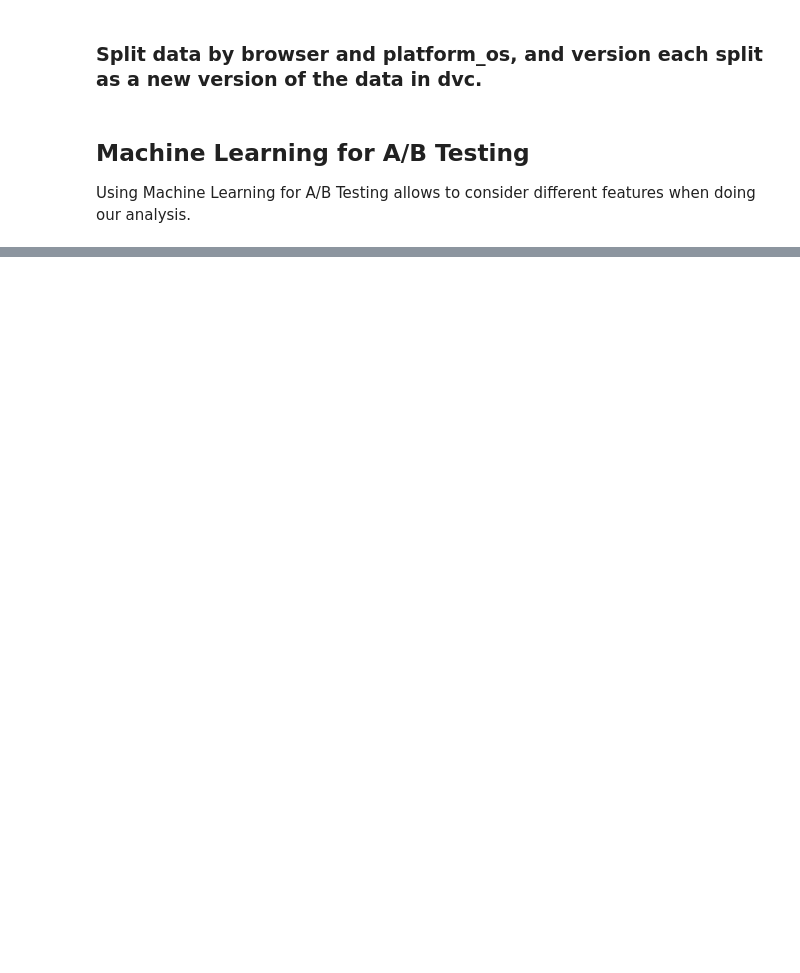
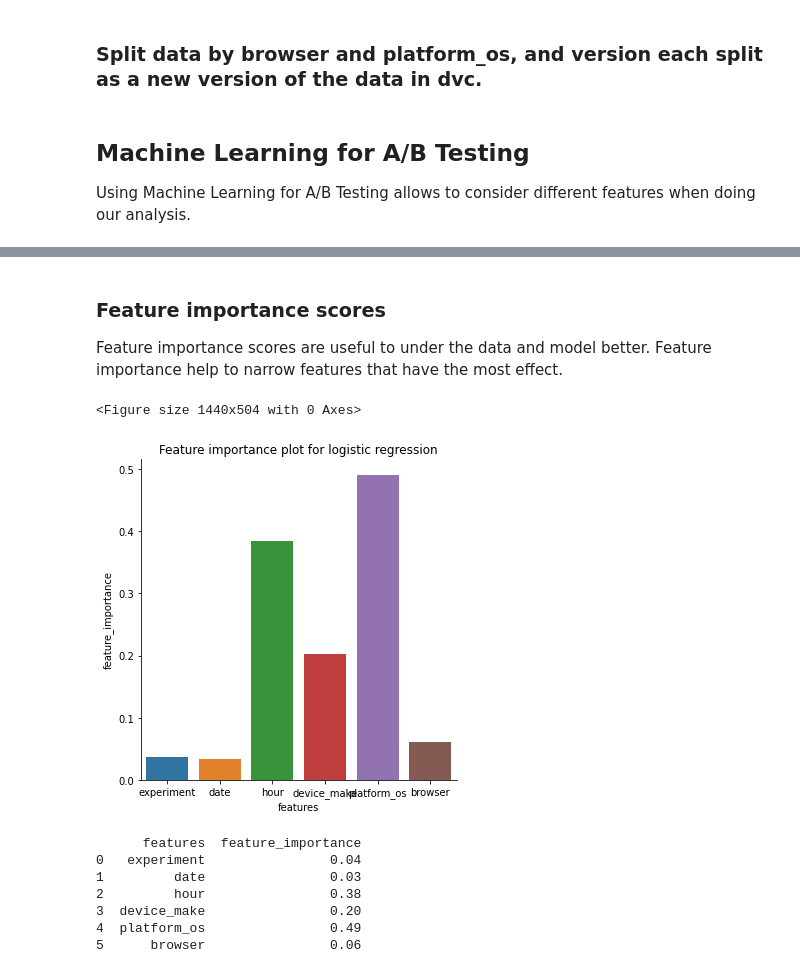
Before and after one commit to DiboraHaile/Testing-A-B, a Jupyter notebook: notebooks/ml_A-B_testing.ipynb, the cells around one changed output, grey strips where cells are left out. Cells and saved outputs as stored; diff of their text form; code cells hidden in the pictures; blank space fills up the shorter version.

Commit message:
feature importance and kfold cross validation

```diff
--- a/notebooks/ml_A-B_testing.ipynb
+++ b/notebooks/ml_A-B_testing.ipynb
@@ -22,0 +94,12 @@ Using Machine Learning for A/B Testing allows to consider different features whe
+# %%
+# partition data to features and target
+X = np.array(scaled_data.iloc[:,:-1])
+y = np.array(scaled_data.iloc[:,-1])
+
+X_train, X_test, y_train, y_test = train_test_split(X, y, test_size=0.3, random_state=42)
+X_valid, X_test, y_valid, y_test = train_test_split(X_test, y_test, test_size=0.1, random_state=42)
+# %%
+# defining our models
+clf_logistic = LogisticRegression(random_state=4)
+clf_descions = tree.DecisionTreeClassifier()
+clf_xgboost = XGBClassifier()
@@ -29,0 +171,4 @@ Define the appropriate loss function  for the model using the validation data.
+# %%
+decision_clf_trained = clf_descions.fit(X_train,y_train)
+logistic_clf_trained = clf_logistic.fit(X_train,y_train)
+xgboost_clf_trained = clf_xgboost.fit(X_train,y_train)
@@ -32,0 +180,30 @@ Which data features are relevant to predicting the target variable?
+# %% [markdown]
+### Feature importance scores
+Feature importance scores are useful to under the data and model better. Feature importance help to narrow features that have the most effect.
+# %%
+def plot_feature_importance(features,importance,model):
+    # plot feature importance
+    feature_df = pd.DataFrame({"features":features,"feature_importance": importance })
+    plt.figure(figsize=(20, 7))
+    sn.catplot(data=feature_df,x="features",y="feature_importance",kind="bar")
+    plt.title("Feature importance plot for "+model)
+    plt.show()
+    print(feature_df)
+# %%
+# get importance of logistic regression by looking at their weight
+features = ["experiment","date","hour","device_make","platform_os","browser"]
+# clf_logistic.fit(X_valid,y_valid)
+importance = logistic_clf_trained.coef_[0]
+
+# plot feature importance
+plot_feature_importance(features,importance,model="logistic regression")
+# %% [output]
+<Figure size 1440x504 with 0 Axes>
+[figure, added]
+      features  feature_importance
+0   experiment                0.04
+1         date                0.03
+2         hour                0.38
+3  device_make                0.20
+4  platform_os                0.49
+5      browser                0.06
```
Also changed, not shown: parts of 18 cells of this notebook.
